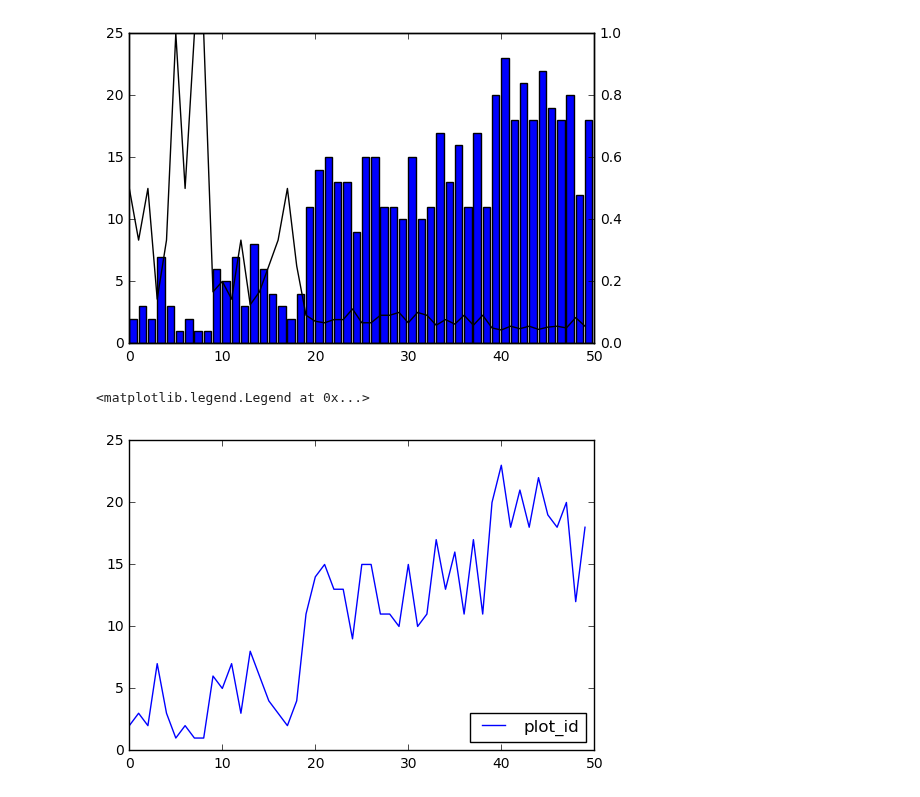
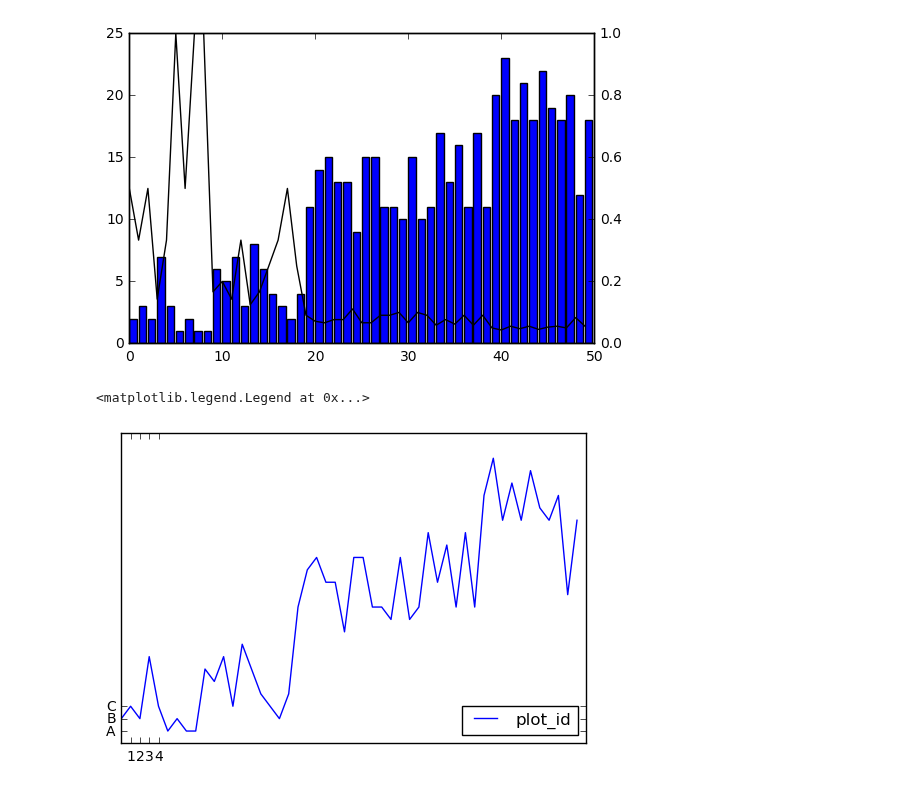
Before and after one commit to calculquebec/cq-formation-analyse-visualisation-python, a Jupyter notebook: Analyse et visualisation de donnees avec Python - Big Data 2016.ipynb, the cells around one changed output. Drawn from its saved outputs; the diff is of its cells as text; code cells hidden in the pictures.

```diff
--- a/Analyse et visualisation de donnees avec Python - Big Data 2016.ipynb
+++ b/Analyse et visualisation de donnees avec Python - Big Data 2016.ipynb
@@ -791,7 +791,9 @@ plt.plot(1/plot_data, color='k')
 [figure]
 # %%
 plt.plot(plot_data)
+plt.xticks([1,2,3,4])
+plt.yticks([1,2,3],['A','B','C'])
 plt.legend(loc='lower right')
 # %% [output]
 <matplotlib.legend.Legend at 0x...>
-[figure, old version]
+[figure, new version]
```
Also changed, not shown: parts of 2 cells of this notebook.
